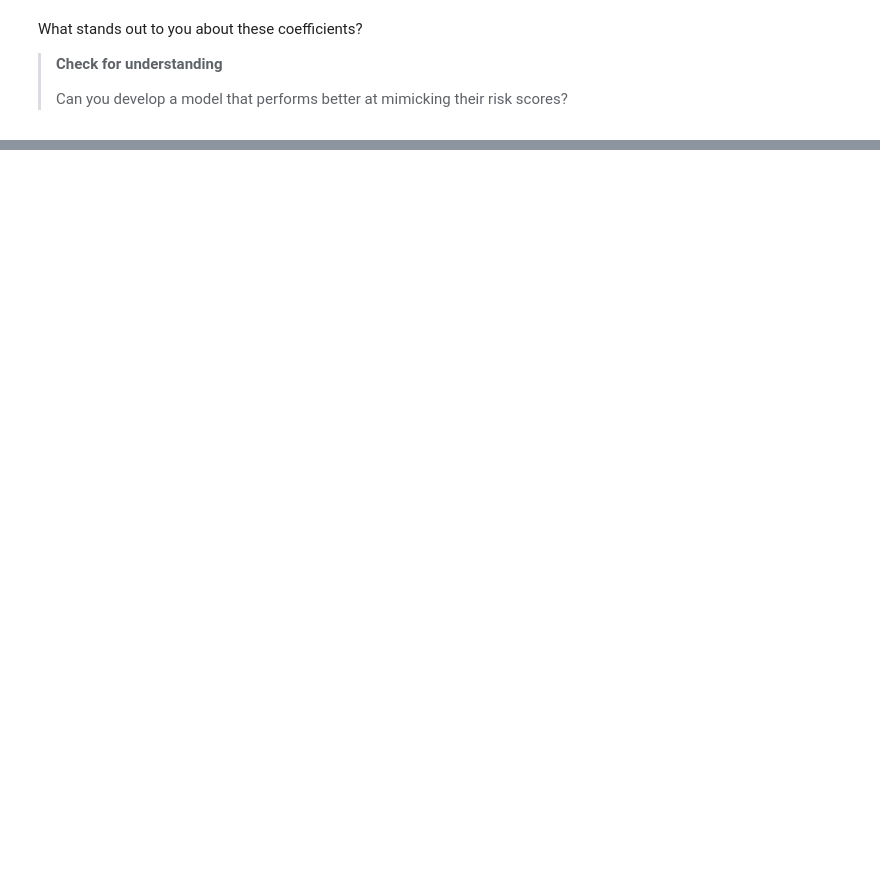
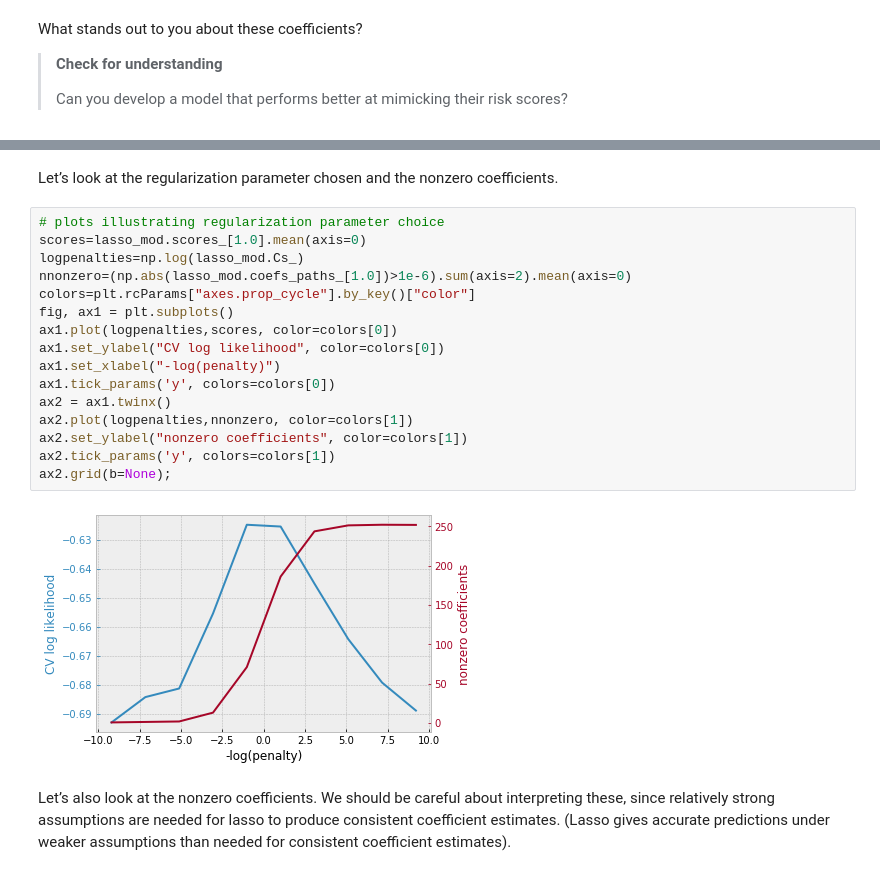
Before and after one commit to QuantEcon/quantecon-notebooks-datascience-old, a Jupyter notebook: applications/recidivism.ipynb, the cells around one changed output, grey strips where cells are left out. Drawn from its saved outputs; the diff is of its cells as text; blank space fills up the shorter version.

```diff
--- a/applications/recidivism.ipynb
+++ b/applications/recidivism.ipynb
@@ -529,0 +961,27 @@ and true positives. What do you see?
+# %% [markdown]
+Let’s look at the regularization parameter chosen and the nonzero
+coefficients.
+# %%
+# plots illustrating regularization parameter choice
+scores=lasso_mod.scores_[1.0].mean(axis=0)
+logpenalties=np.log(lasso_mod.Cs_)
+nnonzero=(np.abs(lasso_mod.coefs_paths_[1.0])>1e-6).sum(axis=2).mean(axis=0)
+colors=plt.rcParams["axes.prop_cycle"].by_key()["color"]
+fig, ax1 = plt.subplots()
+ax1.plot(logpenalties,scores, color=colors[0])
+ax1.set_ylabel("CV log likelihood", color=colors[0])
+ax1.set_xlabel("-log(penalty)")
+ax1.tick_params('y', colors=colors[0])
+ax2 = ax1.twinx()
+ax2.plot(logpenalties,nnonzero, color=colors[1])
+ax2.set_ylabel("nonzero coefficients", color=colors[1])
+ax2.tick_params('y', colors=colors[1])
+ax2.grid(b=None);
+# %% [output]
+[figure, added]
+# %% [markdown]
+Let’s also look at the nonzero coefficients. We should be careful
+about interpreting these, since relatively strong assumptions are
+needed for lasso to produce consistent coefficient estimates. (Lasso
+gives accurate predictions under weaker assumptions than needed for
+consistent coefficient estimates).
```
Also changed, not shown: parts of 61 cells of this notebook.
